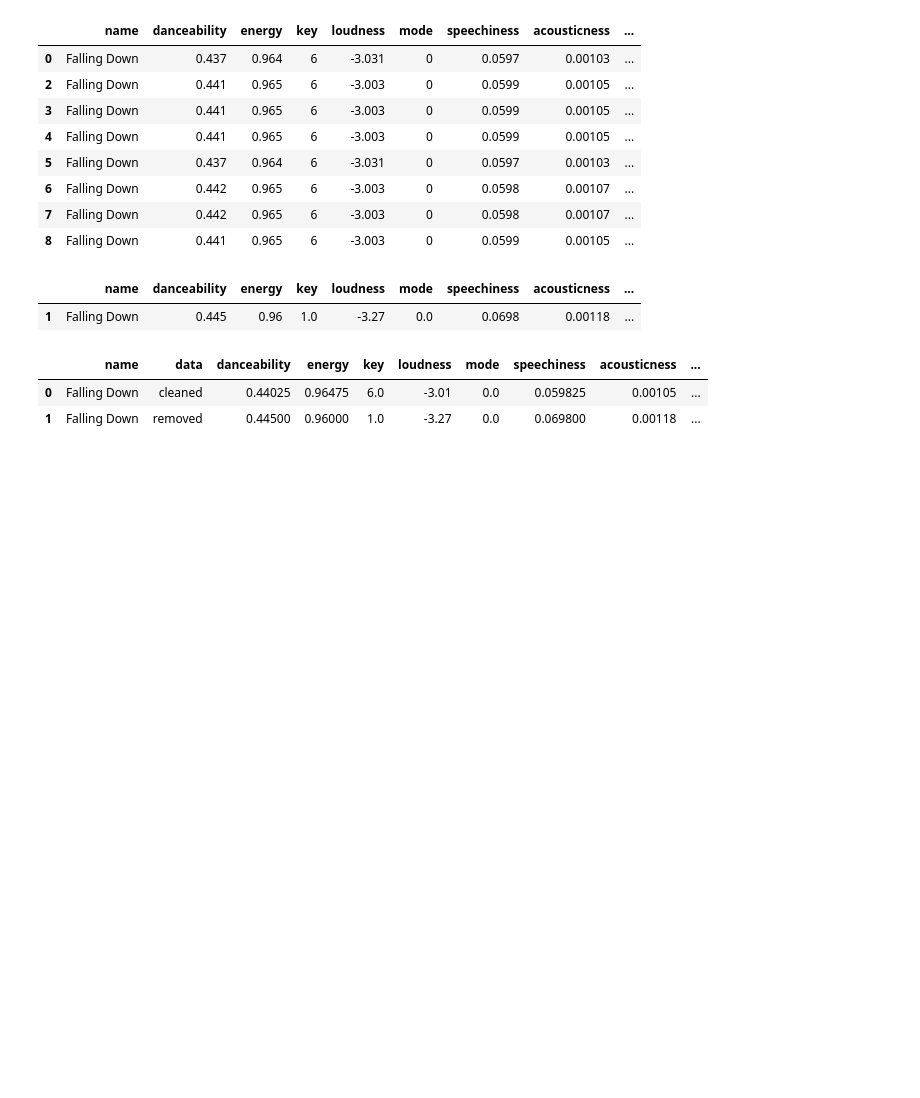
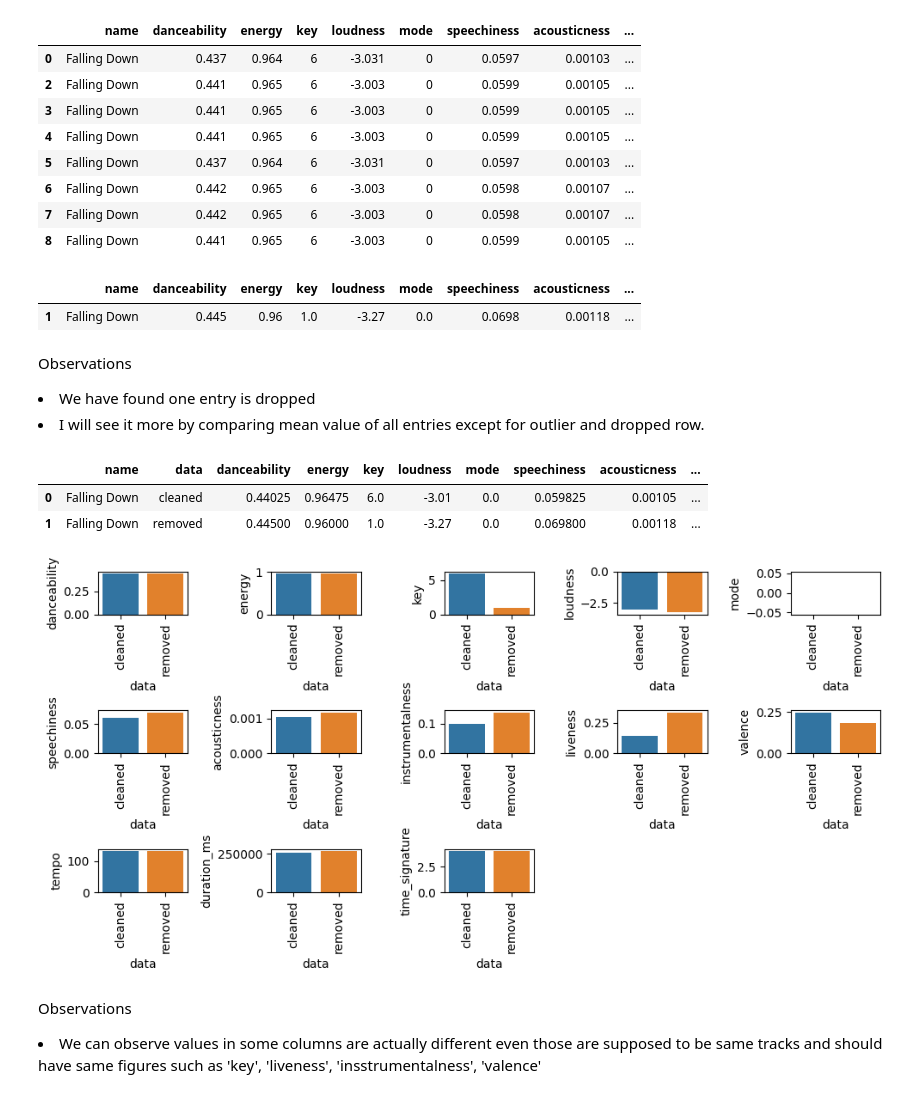
Before and after one commit to ShunOyama/Spotify_API, a Jupyter notebook: src/notebook/spotify_clustering_EDA.ipynb, the cells around one changed output. Saved outputs shown, nothing was run; the diff lists cells and outputs as text; code cells hidden in the pictures; blank space fills up the shorter version.

```diff
--- a/src/notebook/spotify_clustering_EDA.ipynb
+++ b/src/notebook/spotify_clustering_EDA.ipynb
@@ -201,6 +199,10 @@ dropped_falling_down_df
 # %% [output]
 |  | name | danceability | energy | key | loudness | mode | speechiness | acousticness | ... |
 | 1 | Falling Down | 0.445 | 0.96 | 1.0 | -3.27 | 0.0 | 0.0698 | 0.00118 | ... |
+# %% [markdown]
+Observations<br>
+<li>We have found one entry is dropped</li>
+<li>I will see it more by comparing mean value of all entries except for outlier and dropped row.</li>
 # %%
 # Compare two data aggregated clean falling_down_df and removed falling_down_df
 
@@ -208,22 +210,25 @@ dropped_falling_down_df
 agg_cleaned_falling_down_df = cleaned_falling_down_df.groupby(['name']).mean().reset_index()
 
 # Add new column to distinguish two rows
-# agg_cleaned_falling_down_df['data'] = 'cleaned'
 agg_cleaned_falling_down_df.insert(1, 'data', ['cleaned'])
 dropped_falling_down_df.insert(1, 'data', ['removed'])
-# dropped_falling_down_df['data'] = 'removed'
 
 compare_df = pd.concat([agg_cleaned_falling_down_df,dropped_falling_down_df ])
 compare_df
-
-#Plot for small unique number of cat_col
-plt.figure(figsize=(10, 3))
-for i, c in enumerate(cat_df_dict_small, 1):
-    plt.subplot(1, 5,i)
-    plt.tight_layout()
-    plt.xticks(rotation = 90)
-    sns.barplot(x = c, y = 'salary_in_usd', data =cat_df_dict_small[c])
 # %% [output]
 |  | name | data | danceability | energy | key | loudness | mode | speechiness | acousticness | ... |
 | 0 | Falling Down | cleaned | 0.44025 | 0.96475 | 6.0 | -3.01 | 0.0 | 0.059825 | 0.00105 | ... |
 | 1 | Falling Down | removed | 0.44500 | 0.96000 | 1.0 | -3.27 | 0.0 | 0.069800 | 0.00118 | ... |
+# %%
+#Plot for comparison
+plt.figure(figsize=(10, 5))
+for i, c in enumerate(compare_df.columns[2:], 1):
+    plt.subplot(3, 5,i)
+    plt.tight_layout()
+    plt.xticks(rotation = 90)
+    sns.barplot(x = 'data', y = compare_df[c], data =compare_df)
+# %% [output]
+[figure, added]
+# %% [markdown]
+Observations<br>
+<li>We can observe values in some columns are actually different even those are supposed to be same tracks and should have same figures such as 'key', 'liveness', 'insstrumentalness', 'valence'</li>
```
Also changed, not shown: parts of 4 cells of this notebook.
